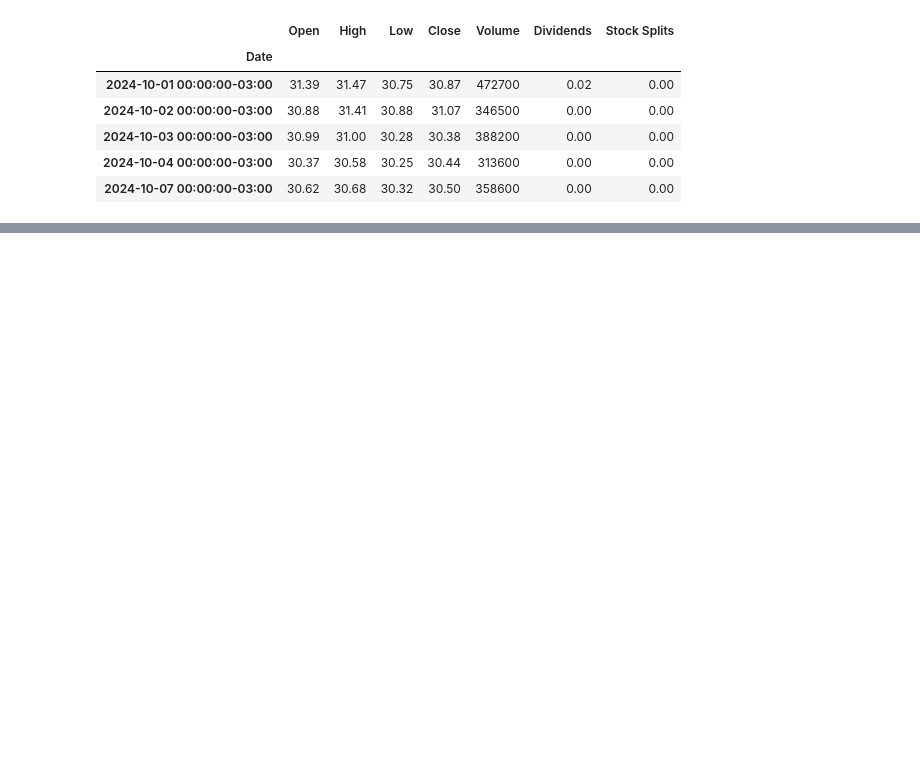
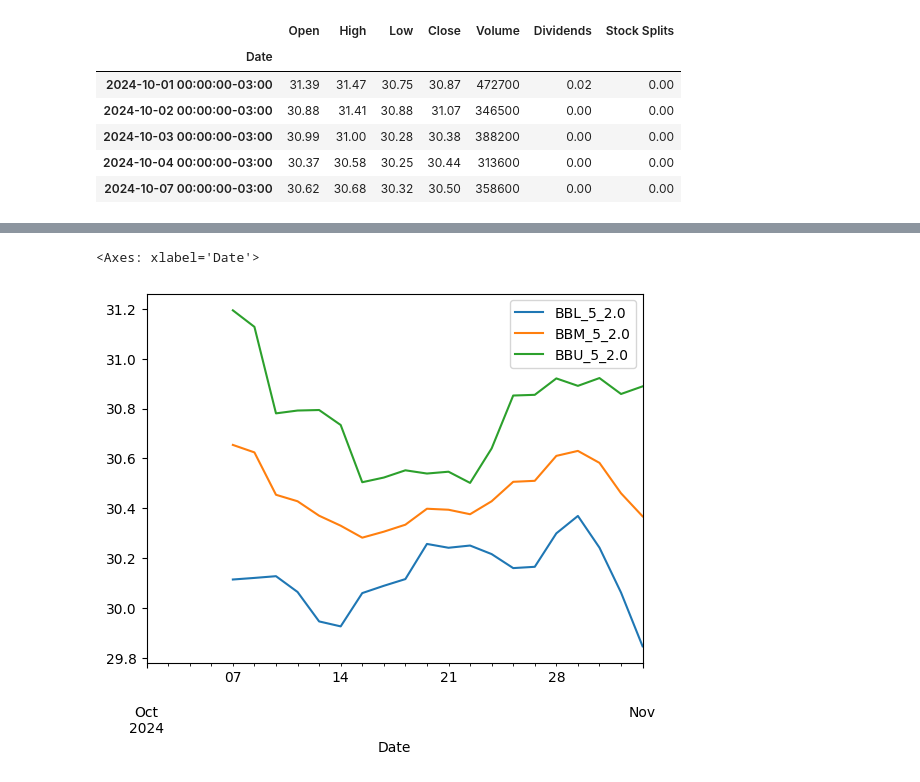
Before and after one commit to Felipe-Pinto/python_para_investimentos, a Jupyter notebook: CandleStick.ipynb, the cells around one changed output, grey strips where cells are left out. Cells and saved outputs as stored; diff of their text form; code cells hidden in the pictures; blank space fills up the shorter version.

```diff
--- a/CandleStick.ipynb
+++ b/CandleStick.ipynb
@@ -88,0 +129,13 @@ dados.head()
+# %%
+# Parâmetros
+leng = 5
+desv = 2.0
+
+# Definindo dataframe com as BB
+df2 = dados.ta.bbands(length=leng, std= desv)
+# %%
+# Plot de diagnóstico
+df2.iloc[:,:3].plot()
+# %% [output]
+<Axes: xlabel='Date'>
+[figure, added]
```
Also changed, not shown: parts of 14 cells of this notebook.
